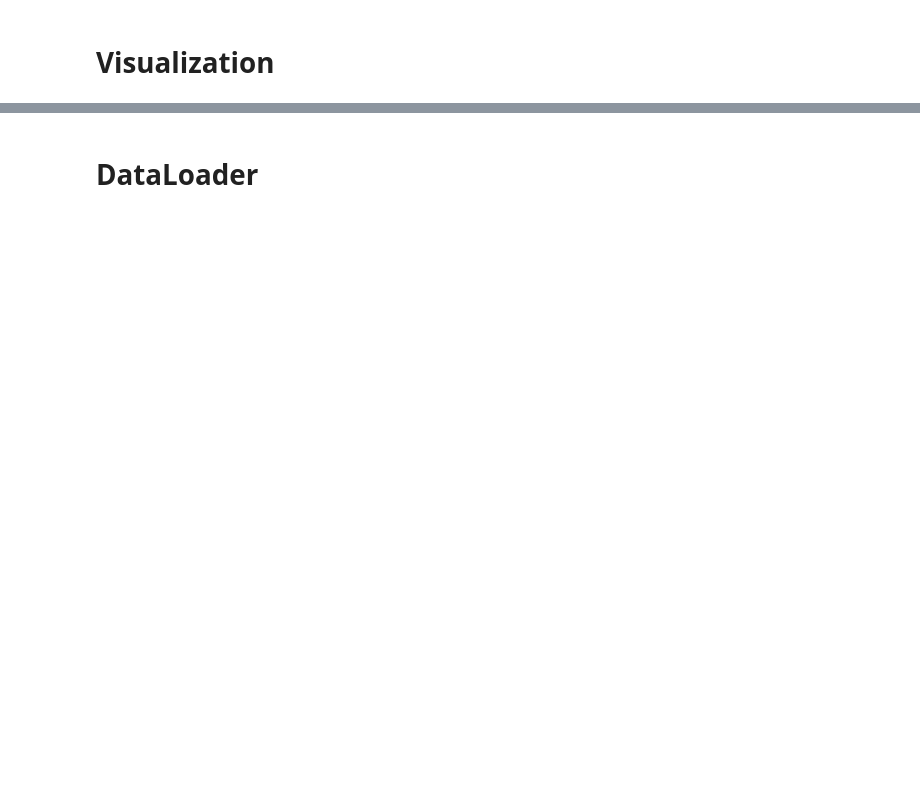
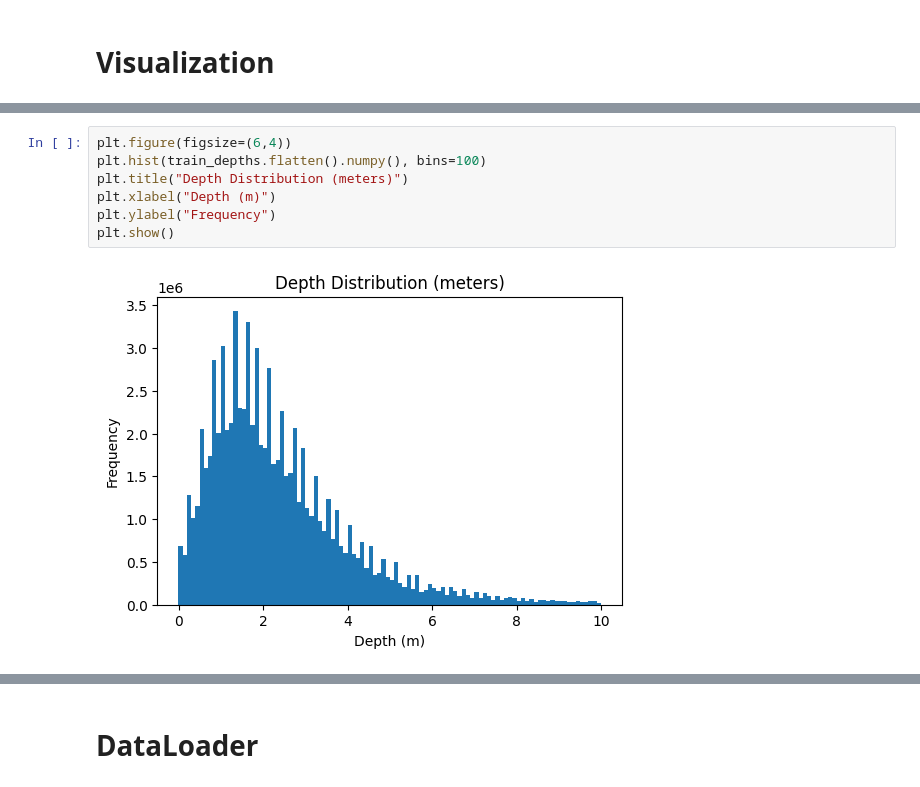
Before and after one commit to Thorfast191/Monocular-Metric-Depth-Estimation, a Jupyter notebook: MMDE_V1_0.ipynb, the cells around one changed output, grey strips where cells are left out. Drawn from its saved outputs; the diff is of its cells as text; blank space fills up the shorter version.

```diff
--- a/MMDE_V1_0.ipynb
+++ b/MMDE_V1_0.ipynb
@@ -208 +149,10 @@ Depth range: 0.5422222018241882 9.957777976989746
+# %%
+plt.figure(figsize=(6,4))
+plt.hist(train_depths.flatten().numpy(), bins=100)
+plt.title("Depth Distribution (meters)")
+plt.xlabel("Depth (m)")
+plt.ylabel("Frequency")
+plt.show()
+# %% [output]
+[figure, added]
 # %%
```
Also changed, not shown: parts of 18 cells of this notebook.
